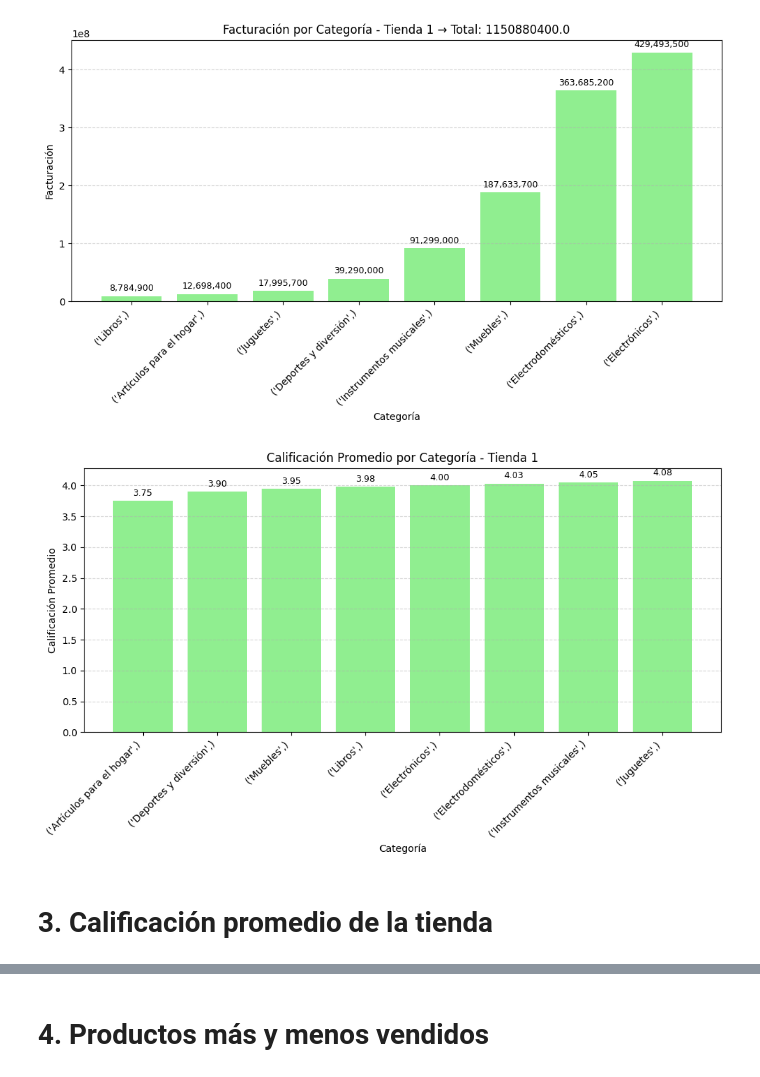
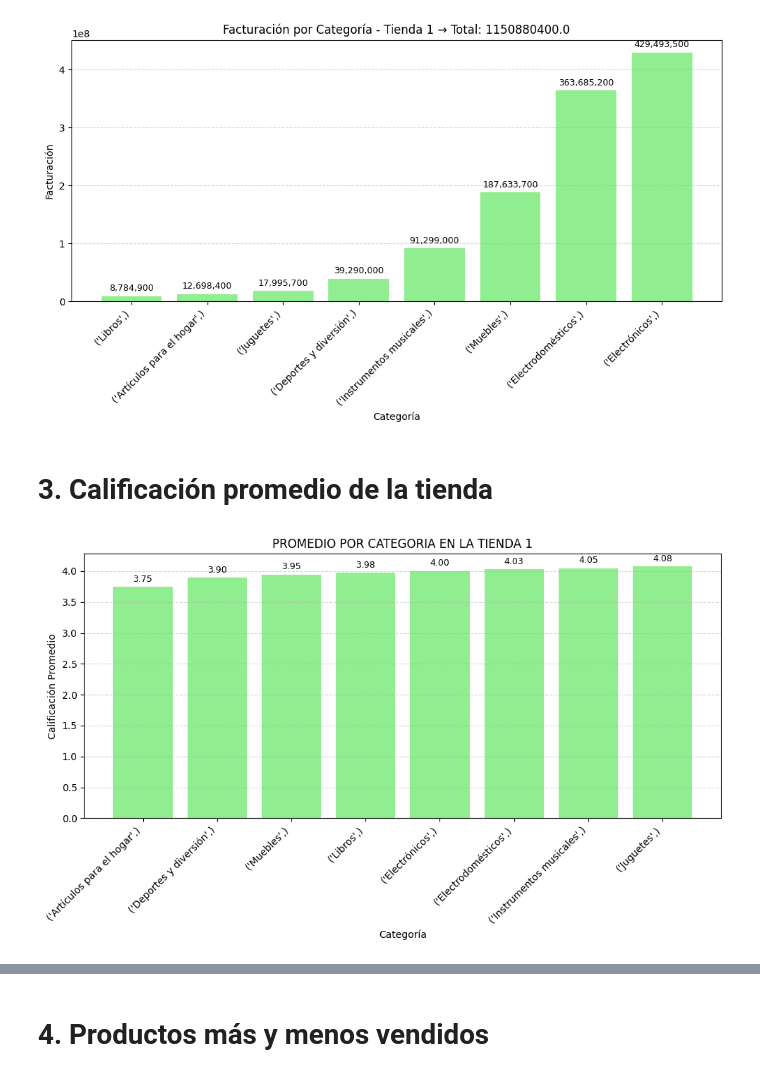
Before and after one commit to Fillomon/CienciaDatos, a Jupyter notebook: AluraStoreLatam.ipynb, the cells around one changed output, grey strips where cells are left out. Cells and saved outputs as stored; diff of their text form; code cells hidden in the pictures.

```diff
--- a/AluraStoreLatam.ipynb
+++ b/AluraStoreLatam.ipynb
@@ -172,37 +173,37 @@ for bar in bars:
              f'{yval:,.0f}', ha='center', va='bottom', fontsize=9)
 # %% [output]
 [figure]
-# %%
-# Agrupar y calcular la calificación promedio por categoría
-group_data = []
-catTienda1 = dTiendaClear.groupby(['Categoría del Producto'])
-
-for nombre, grupo_df in catTienda1:
-    promedio_calificacion = grupo_df['Calificación'].mean()
-    group_data.append({"Grupo": nombre, "Calificación Promedio": promedio_calificacion})
-
-# Convertir a DataFrame y ordenar de menor a mayor
-df_categorias = pd.DataFrame(group_data)
-df_categorias = df_categorias.sort_values(by='Calificación Promedio', ascending=True)
-
-# Graficar
-plt.figure(figsize=(10, 6))
-bars = plt.bar(df_categorias['Grupo'].astype(str), df_categorias['Calificación Promedio'], color='lightgreen')
-plt.xlabel('Categoría')
-plt.ylabel('Calificación Promedio')
-plt.title("Calificación Promedio por Categoría - Tienda 1")
-plt.xticks(rotation=45, ha='right')
-plt.tight_layout()
-plt.grid(axis='y', linestyle='--', alpha=0.5)
-
-# Mostrar el valor sobre las barras
-for bar in bars:
-    yval = bar.get_height()
-    plt.text(bar.get_x() + bar.get_width()/2, yval + 0.05,
-             f'{yval:.2f}', ha='center', va='bottom', fontsize=9)
-
-plt.show()
-# %% [output]
-[figure, removed]
 # %% [markdown]
 # 3. Calificación promedio de la tienda
+# %%
+# AGRUPAMOS PRARA CALCULAR EL PROMEDIO POR CATEGORÍA
+group_data = []
+catTienda1 = dTiendaClear.groupby(['Categoría del Producto'])
+
+for nombre, grupo_df in catTienda1:
+    promedio_calificacion = grupo_df['Calificación'].mean()
+    group_data.append({"Grupo": nombre, "Calificación Promedio": promedio_calificacion})
+
+# CONVERTIMOS LOS DATOS A DATAFRAME Y ORDENAMOS DE MENOR A MAYOR
+df_categorias = pd.DataFrame(group_data)
+df_categorias = df_categorias.sort_values(by='Calificación Promedio', ascending=True)
+
+# GRAFICAMOS
+plt.figure(figsize=(10, 6))
+bars = plt.bar(df_categorias['Grupo'].astype(str), df_categorias['Calificación Promedio'], color='lightgreen')
+plt.xlabel('Categoría')
+plt.ylabel('Calificación Promedio')
+plt.title("PROMEDIO POR CATEGORIA EN LA TIENDA 1")
+plt.xticks(rotation=45, ha='right')
+plt.tight_layout()
+plt.grid(axis='y', linestyle='--', alpha=0.5)
+
+# MOSTRAMOS VALORES POR ENCIMA DE LAS BARRAS
+for bar in bars:
+    yval = bar.get_height()
+    plt.text(bar.get_x() + bar.get_width()/2, yval + 0.05,
+             f'{yval:.2f}', ha='center', va='bottom', fontsize=9)
+
+plt.show()
+# %% [output]
+[figure, added]
```
Also changed, not shown: parts of 17 cells of this notebook.
